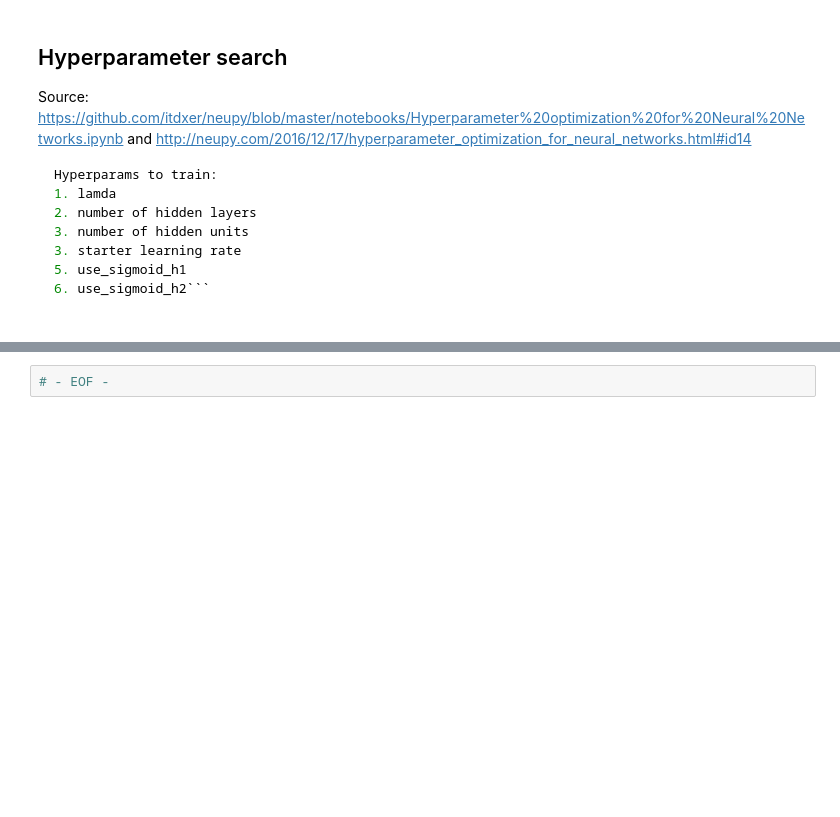
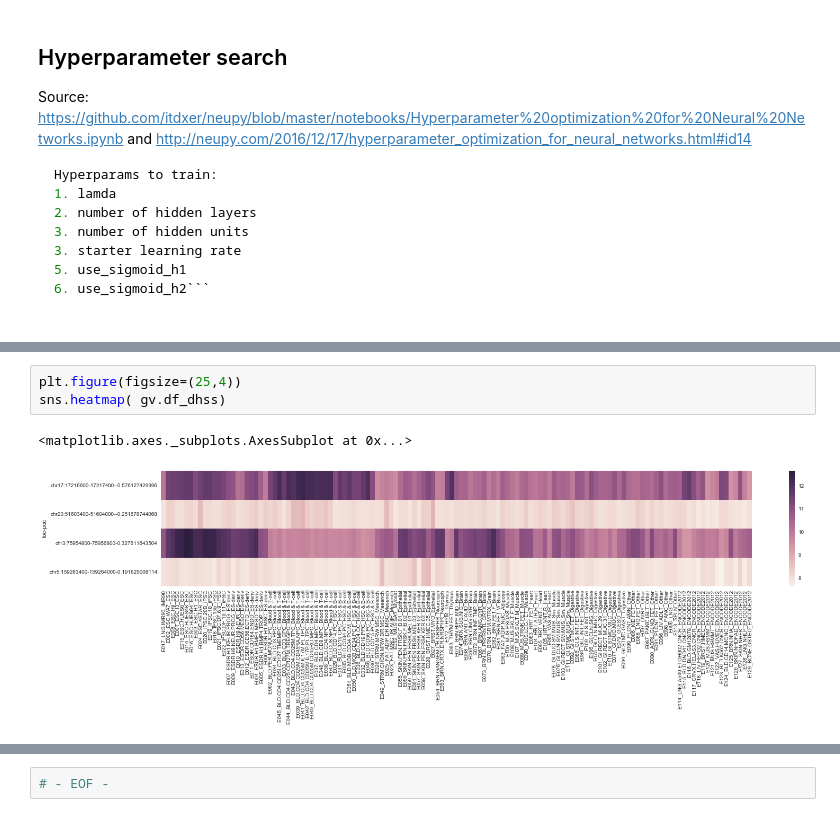
Before and after one commit to dineshmdh/predicting_gene_expression, a Jupyter notebook: Functions/model_scripts/main.ipynb, the cells around one changed output, grey strips where cells are left out. Drawn from its saved outputs; the diff is of its cells as text; blank space fills up the shorter version.

```diff
--- a/Functions/model_scripts/main.ipynb
+++ b/Functions/model_scripts/main.ipynb
@@ -117,0 +88,6 @@ plt.plot(trials.results[trial_idx]['val_loss'], color="mediumvioletred")
+# %%
+plt.figure(figsize=(25,4))
+sns.heatmap( gv.df_dhss)
+# %% [output]
+<matplotlib.axes._subplots.AxesSubplot at 0x...>
+[figure, added]
```
Also changed, not shown: parts of 21 cells of this notebook.
